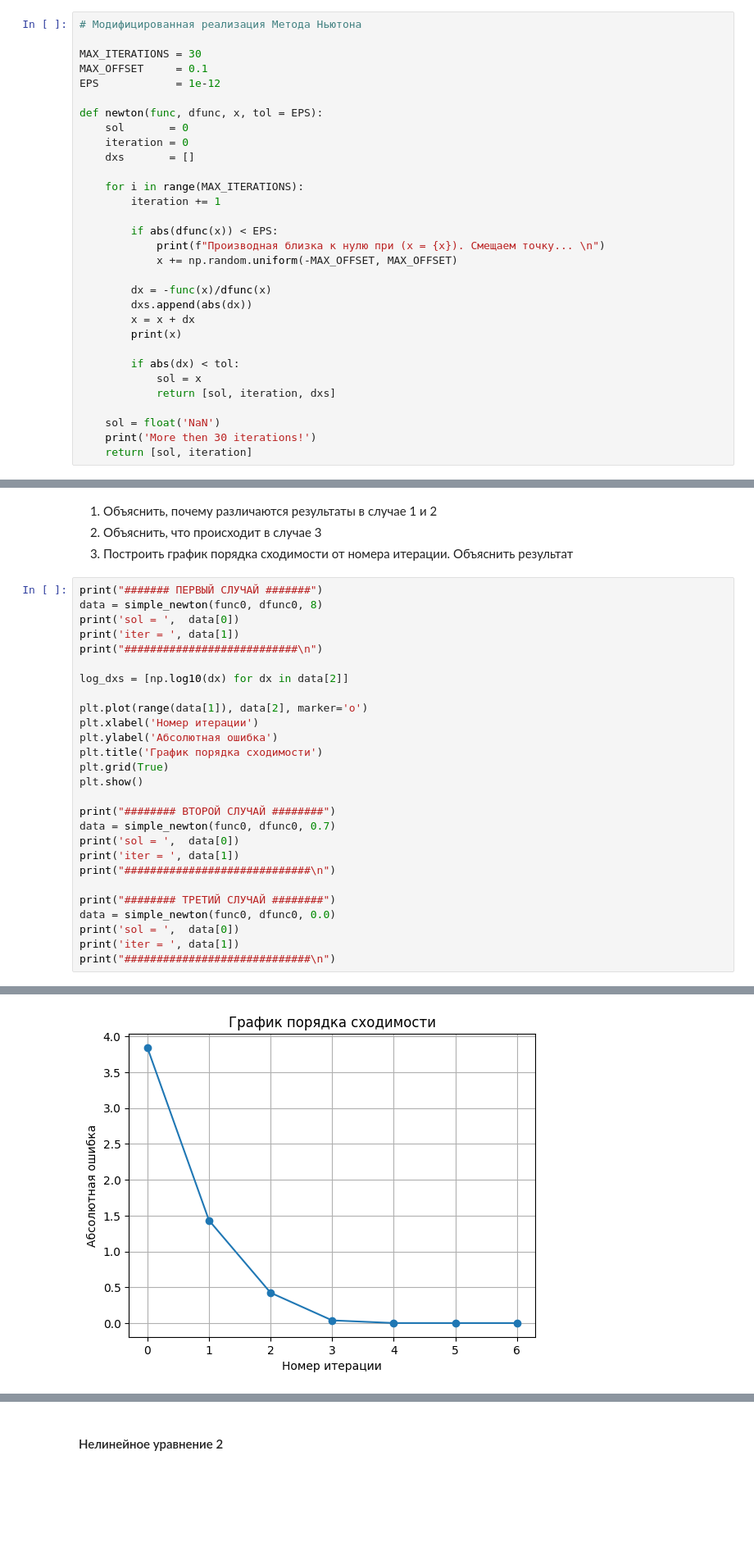
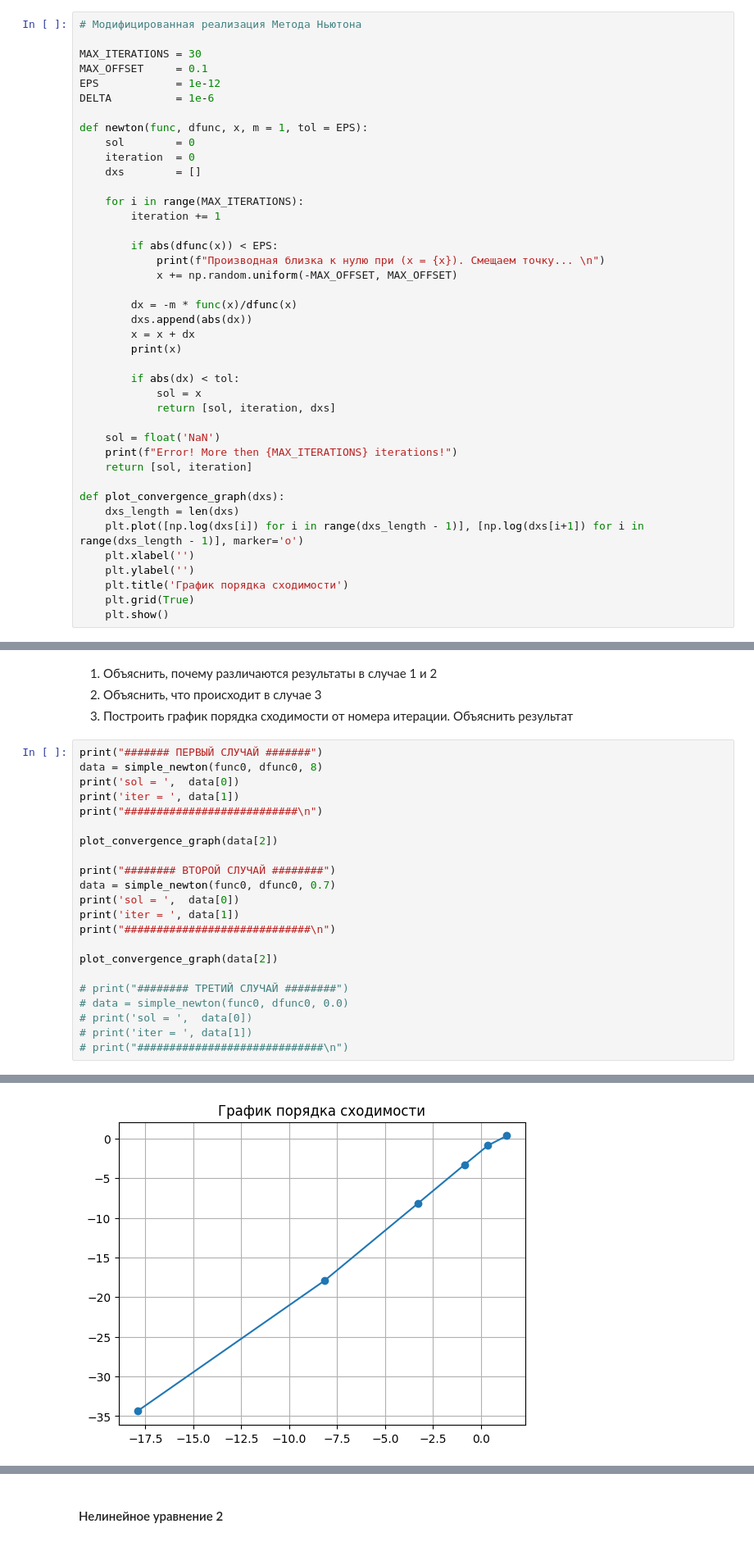
Before and after one commit to d-r-tikhonov/Computational_Mathematics, a Jupyter notebook: Метод Ньютона.ipynb, the cells around one changed output, grey strips where cells are left out. Shown at 82% size. Saved outputs shown, nothing was run; the diff lists cells and outputs as text; blank space fills up the shorter version.

```diff
--- a/Метод Ньютона.ipynb
+++ b/Метод Ньютона.ipynb
@@ -41,11 +41,12 @@ def simple_newton(func, dfunc, x, tol = 1e-12):
 MAX_ITERATIONS = 30
 MAX_OFFSET     = 0.1
 EPS            = 1e-12
+DELTA          = 1e-6
 
-def newton(func, dfunc, x, tol = EPS):
-    sol       = 0
-    iteration = 0
-    dxs       = []
+def newton(func, dfunc, x, m = 1, tol = EPS):
+    sol        = 0
+    iteration  = 0
+    dxs        = []
 
     for i in range(MAX_ITERATIONS):
         iteration += 1
@@ -54,7 +55,7 @@ def newton(func, dfunc, x, tol = EPS):
             print(f"Производная близка к нулю при (x = {x}). Смещаем точку... \n")
             x += np.random.uniform(-MAX_OFFSET, MAX_OFFSET)
 
-        dx = -func(x)/dfunc(x)
+        dx = -m * func(x)/dfunc(x)
         dxs.append(abs(dx))
         x = x + dx
         print(x)
@@ -64,8 +65,17 @@ def newton(func, dfunc, x, tol = EPS):
             return [sol, iteration, dxs]
 
     sol = float('NaN')
-    print('More then 30 iterations!')
+    print(f"Error! More then {MAX_ITERATIONS} iterations!")
     return [sol, iteration]
+
+def plot_convergence_graph(dxs):
+    dxs_length = len(dxs)
+    plt.plot([np.log(dxs[i]) for i in range(dxs_length - 1)], [np.log(dxs[i+1]) for i in range(dxs_length - 1)], marker='o')
+    plt.xlabel('')
+    plt.ylabel('')
+    plt.title('График порядка сходимости')
+    plt.grid(True)
+    plt.show()
 # %% [markdown]
 #### Нелинейное уравнение 1
 # %%
@@ -91,43 +101,38 @@ plt.legend()
 # %%
 print("####### ПЕРВЫЙ СЛУЧАЙ #######")
 data = simple_newton(func0, dfunc0, 8)
 print('sol = ',  data[0])
 print('iter = ', data[1])
 print("###########################\n")
 
-log_dxs = [np.log10(dx) for dx in data[2]]
-
-plt.plot(range(data[1]), data[2], marker='o')
-plt.xlabel('Номер итерации')
-plt.ylabel('Абсолютная ошибка')
-plt.title('График порядка сходимости')
-plt.grid(True)
-plt.show()
+plot_convergence_graph(data[2])
 
 print("######## ВТОРОЙ СЛУЧАЙ ########")
 data = simple_newton(func0, dfunc0, 0.7)
 print('sol = ',  data[0])
 print('iter = ', data[1])
 print("#############################\n")
 
-print("######## ТРЕТИЙ СЛУЧАЙ ########")
-data = simple_newton(func0, dfunc0, 0.0)
-print('sol = ',  data[0])
-print('iter = ', data[1])
-print("#############################\n")
+plot_convergence_graph(data[2])
+
+# print("######## ТРЕТИЙ СЛУЧАЙ ########")
+# data = simple_newton(func0, dfunc0, 0.0)
+# print('sol = ',  data[0])
+# print('iter = ', data[1])
+# print("#############################\n")
 # %% [output]
 ####### ПЕРВЫЙ СЛУЧАЙ #######
 11.84375
 10.410569950043268
 9.987255214443813
 9.949776654936752
 9.949491074435029
 9.949491057914386
 9.949491057914388
 sol =  9.949491057914388
 iter =  7
 ###########################
-[figure, old version]
+[figure, new version]
 ######## ВТОРОЙ СЛУЧАЙ ########
 0.7353551476456505
 0.7346038443389288
```
Also changed, not shown: parts of 10 cells of this notebook.
